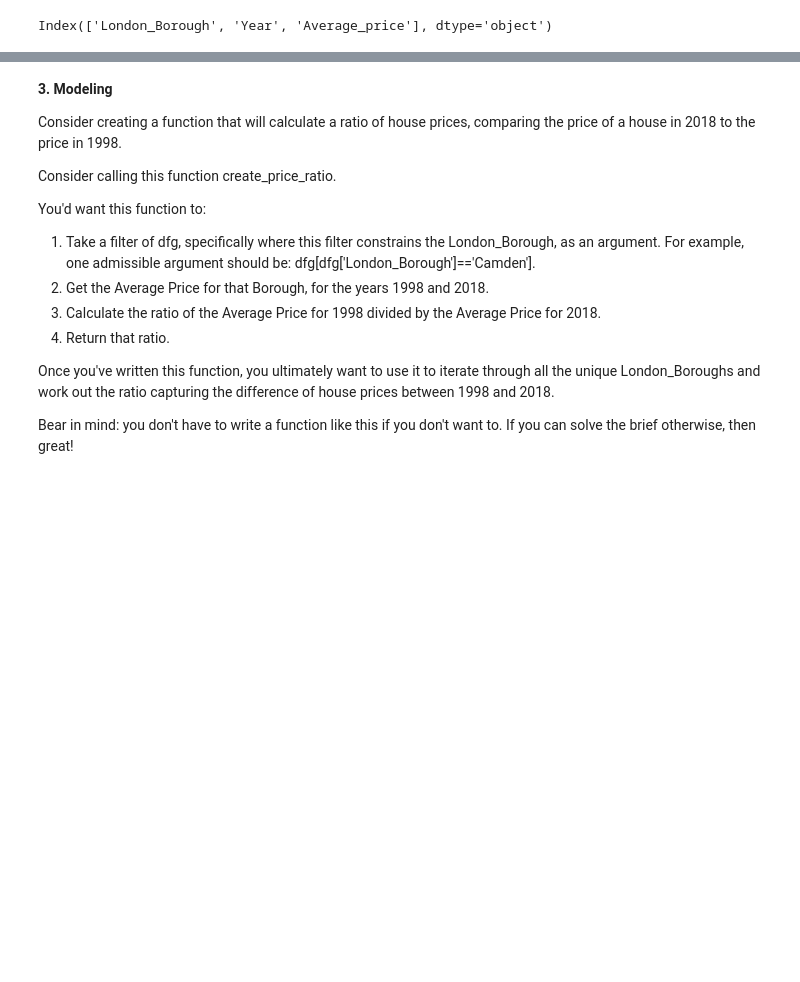
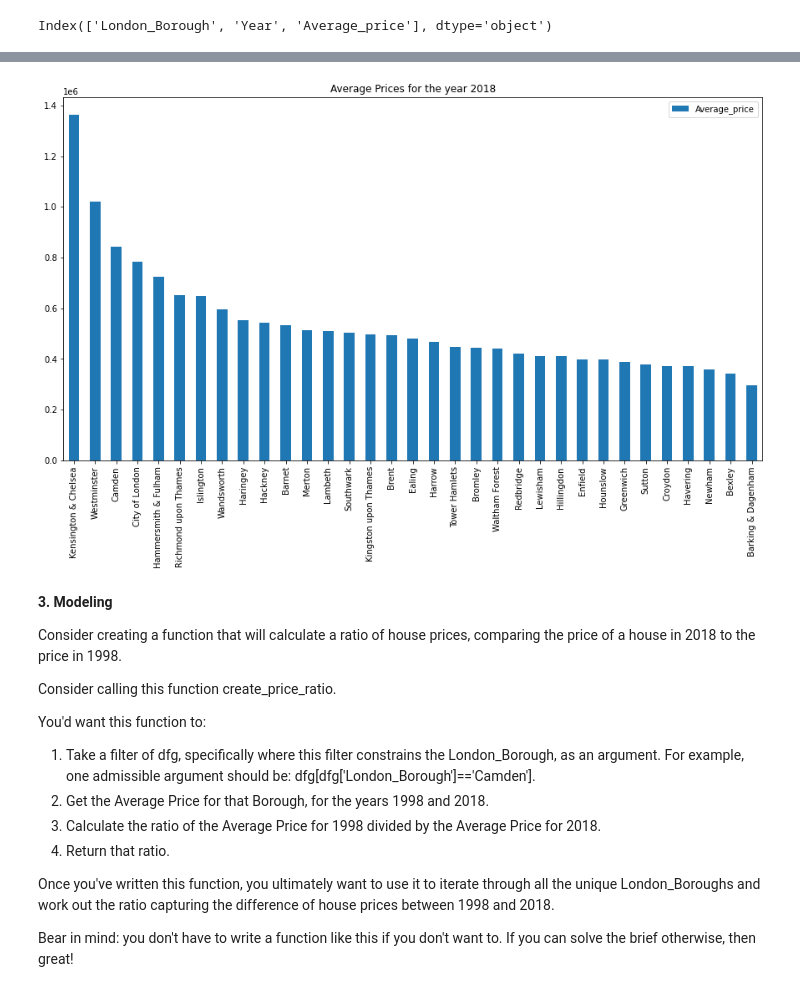
Before and after one commit to RavinderRai/London_Housing_Case_Study, a Jupyter notebook: London_Housing_Case_Study.ipynb, the cells around one changed output, grey strips where cells are left out. Saved outputs shown, nothing was run; the diff lists cells and outputs as text; code cells hidden in the pictures; blank space fills up the shorter version.

```diff
--- a/London_Housing_Case_Study.ipynb
+++ b/London_Housing_Case_Study.ipynb
@@ -388,3 +401,11 @@ Index(['London_Borough', 'Year', 'Average_price'], dtype='object')
+# %%
+data_2018 = new_prop_means[new_prop_means['Year']==2018]
+data_2018 = data_2018.sort_values(by="Average_price", ascending=False)
+
+plot_2018 = data_2018[['London_Borough','Average_price']].plot(kind='bar', y = "Average_price", title = "Average Prices for the year 2018")
+plot_2018.set_xticklabels(data_2018.London_Borough);
+# %% [output]
+[figure, added]
 # %% [markdown]
 **3. Modeling**
 
```
Also changed, not shown: parts of 6 cells of this notebook.
